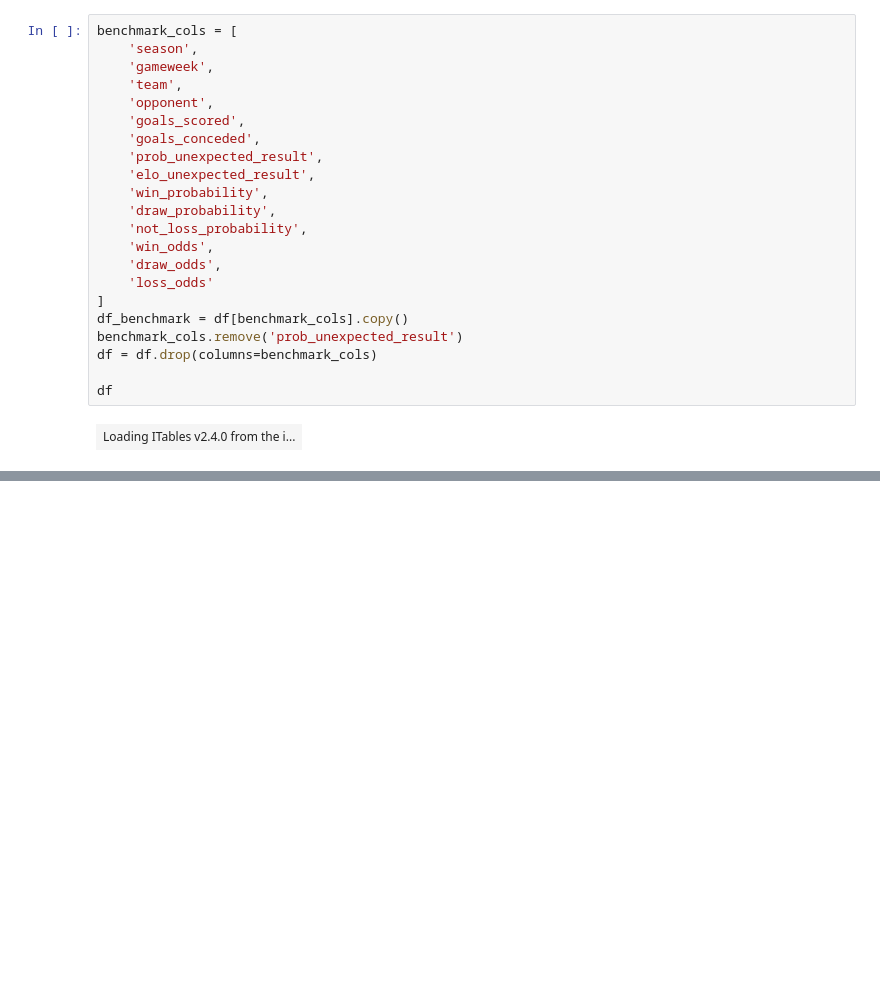
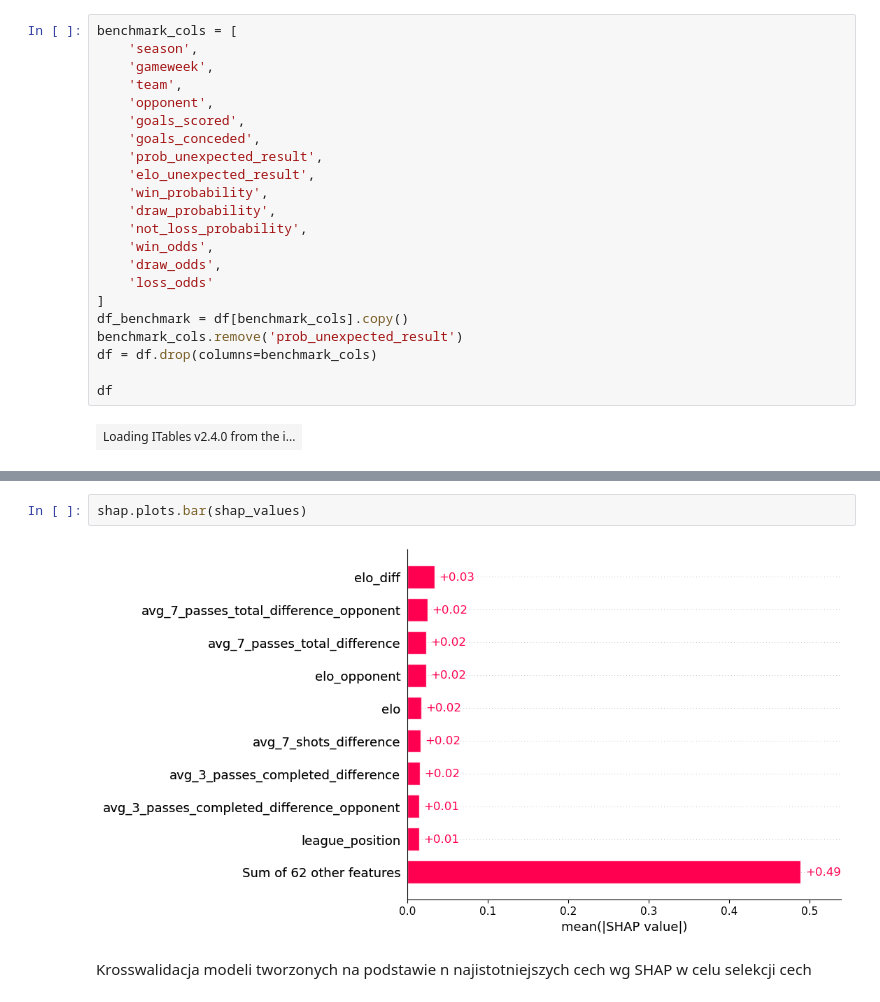
Before and after one commit to gcichy/master_project, a Jupyter notebook: model_creation/nn_model_creation.ipynb, the cells around one changed output, grey strips where cells are left out. Drawn from its saved outputs; the diff is of its cells as text; blank space fills up the shorter version.

```diff
--- a/model_creation/nn_model_creation.ipynb
+++ b/model_creation/nn_model_creation.ipynb
@@ -52,0 +214,6 @@ df
+# %%
+shap.plots.bar(shap_values)
+# %% [output]
+[figure, added]
+# %% [markdown]
+Krosswalidacja modeli tworzonych na podstawie n najistotniejszych cech wg SHAP w celu selekcji cech
```
Also changed, not shown: parts of 19 cells of this notebook, 1 other file.
